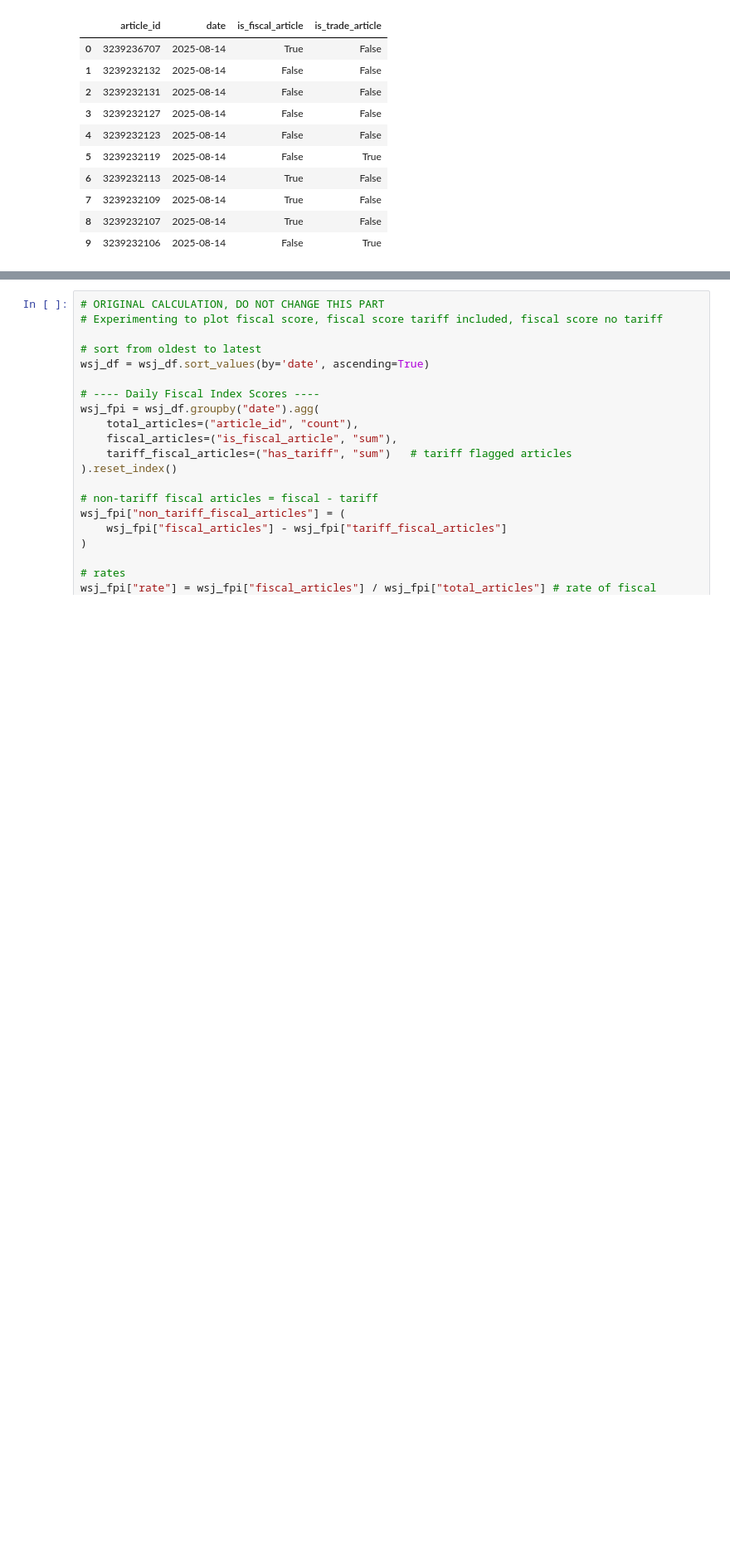
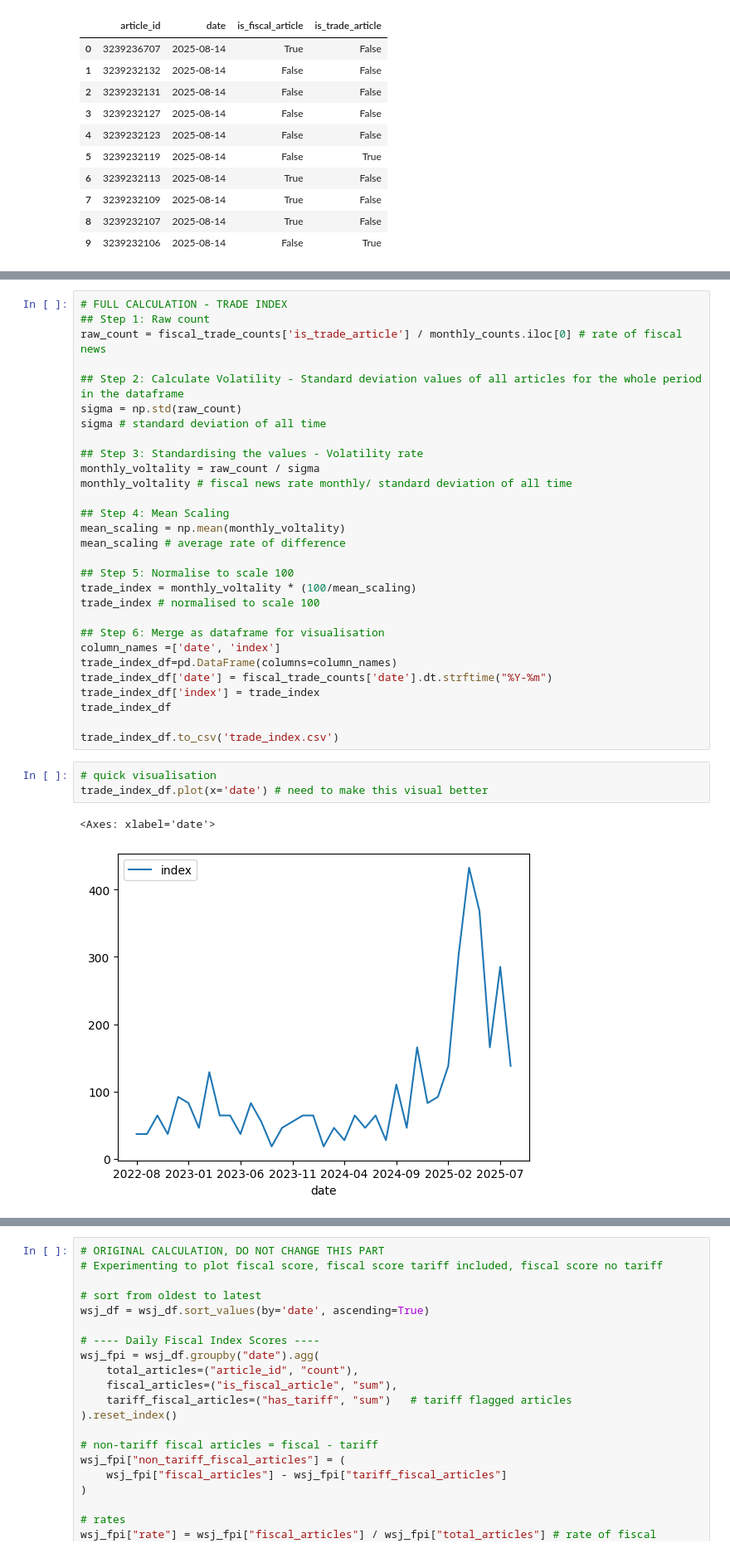
Before and after one commit to nguyenhaitran/Fiscal-Trade-Policy-Intelligence, a Jupyter notebook: fiscal_policy_index/pdf_extraction.ipynb, the cells around one changed output, grey strips where cells are left out. Shown at 83% size. Drawn from its saved outputs; the diff is of its cells as text; blank space fills up the shorter version.

```diff
--- a/fiscal_policy_index/pdf_extraction.ipynb
+++ b/fiscal_policy_index/pdf_extraction.ipynb
@@ -695,0 +589,35 @@ fiscal_index_df.plot(x='date') # need to make this visual better
+# %%
+# FULL CALCULATION - TRADE INDEX
+## Step 1: Raw count
+raw_count = fiscal_trade_counts['is_trade_article'] / monthly_counts.iloc[0] # rate of fiscal news
+
+## Step 2: Calculate Volatility - Standard deviation values of all articles for the whole period in the dataframe
+sigma = np.std(raw_count)
+sigma # standard deviation of all time
+
+## Step 3: Standardising the values - Volatility rate
+monthly_voltality = raw_count / sigma
+monthly_voltality # fiscal news rate monthly/ standard deviation of all time
+
+## Step 4: Mean Scaling
+mean_scaling = np.mean(monthly_voltality)
+mean_scaling # average rate of difference
+
+## Step 5: Normalise to scale 100
+trade_index = monthly_voltality * (100/mean_scaling)
+trade_index # normalised to scale 100
+
+## Step 6: Merge as dataframe for visualisation
+column_names =['date', 'index']
+trade_index_df=pd.DataFrame(columns=column_names)
+trade_index_df['date'] = fiscal_trade_counts['date'].dt.strftime("%Y-%m")
+trade_index_df['index'] = trade_index
+trade_index_df
+
+trade_index_df.to_csv('trade_index.csv')
+# %%
+# quick visualisation
+trade_index_df.plot(x='date') # need to make this visual better
+# %% [output]
+<Axes: xlabel='date'>
+[figure, added]
```
Also changed, not shown: parts of 18 cells of this notebook, 2 other files.
